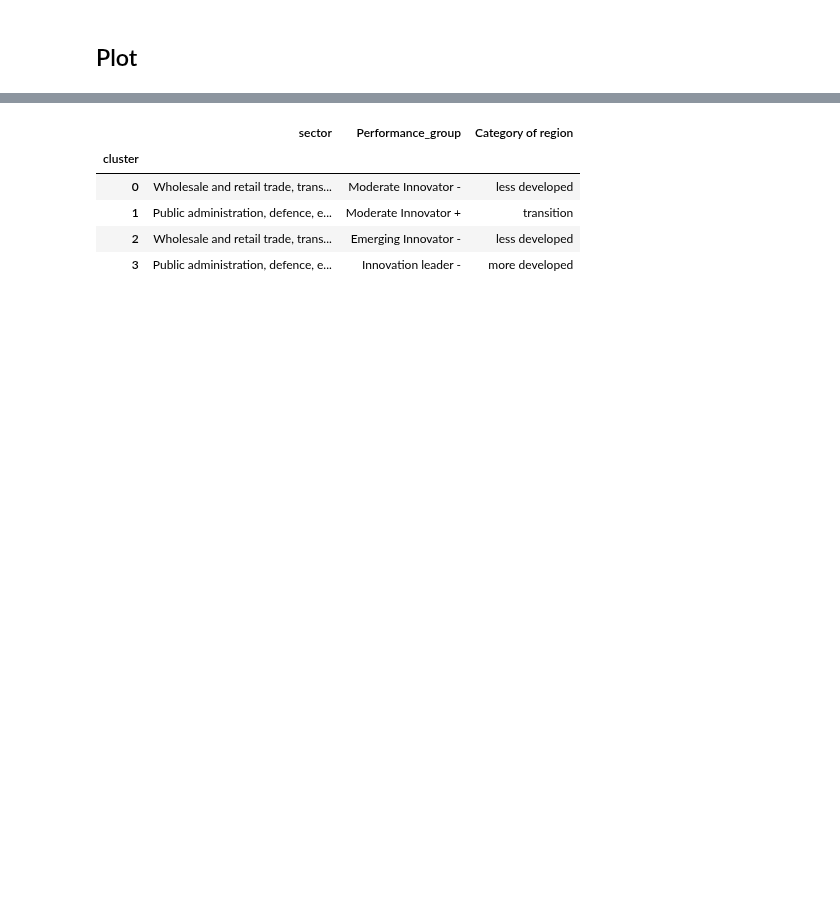
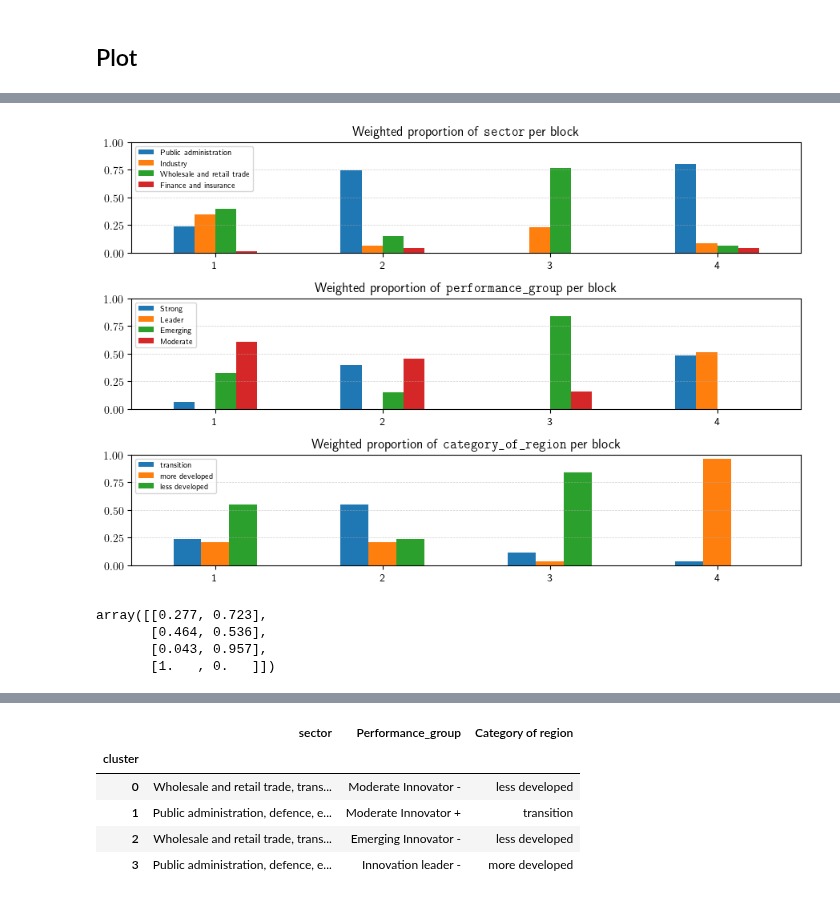
Before and after one commit to DCangemi/SBM-with-mixed-attributes, a Jupyter notebook: EU regions/Eu_regions.ipynb, the cells around one changed output, grey strips where cells are left out. Saved outputs shown, nothing was run; the diff lists cells and outputs as text; code cells hidden in the pictures; blank space fills up the shorter version.

```diff
--- a/EU regions/Eu_regions.ipynb
+++ b/EU regions/Eu_regions.ipynb
@@ -380,0 +431,2 @@ dtemp.groupby('cluster',as_index=False)[['qualityp', 'impartialityp','corruption
+# %%
+U = Rs[4]['r']
@@ -380,0 +461,49 @@ dtemp.groupby('cluster',as_index=False)[['qualityp', 'impartialityp','corruption
+# %%
+fuzzy_profiles_categ = {}
+
+categ_vars = ['sector', 'Performance_group_short', 'Category of region']
+
+for categ_var in categ_vars:
+    categs = df[categ_var].unique()
+
+    dj = pd.DataFrame(columns=categs)
+
+    for categ in categs:
+        for i in range(4):
+            y = df[categ_var].apply(lambda x: 1 if x==categ else 0)
+            dj.loc[i,categ] = round((y @ U[:,i])/(U[:,i].sum()), 4)
+    fuzzy_profiles_categ[categ_var] = dj
+# %%
+d = {'Public administration, defence, education, human health and social work activities [O-Q]':'Public administration',
+     'Industry (except construction) [B-E]':'Industry',
+     'Wholesale and retail trade, transport, accommodation and food service activities [G-I]':'Wholesale and retail trade',
+     'Financial and insurance activities [K]': 'Finance and insurance'}
+fuzzy_profiles_categ['sector'].rename(columns=d, inplace=True)
+# %%
+plt.rcParams['text.usetex'] = True
+#ax.set_title(rf"Weighted proportion of \textbf{{\texttt{{{variable}}}}} per block")
+
+titles = ['sector','performance_group','category_of_region']
+
+fig, axes = plt.subplots(3,1,figsize=(9,6))
+
+for i, cat in enumerate(categ_vars):
+    ax = axes.flatten()[i]
+    fuzzy_profiles_categ[cat].plot.bar(ax=ax)
+    ax.set_title(rf"Weighted proportion of \textbf{{\texttt{{{titles[i]}}}}} per block")
+    ax.legend(fontsize='x-small',loc='upper left')
+    ax.set_ylim([0,1])
+    ax.set_xticklabels(['1','2','3','4'],rotation=0)
+    ax.grid(axis='y',linestyle='--',alpha=0.6,linewidth=0.5)
+plt.tight_layout()
+#plt.savefig('fuzzy_profiling_categ2.png')
+plt.show()
+# %% [output]
+[figure, added]
+# %%
+Rs[4]['phi_list'][2].round(3)
+# %% [output]
+array([[0.277, 0.723],
+       [0.464, 0.536],
+       [0.043, 0.957],
+       [1.   , 0.   ]])
```
Also changed, not shown: parts of 25 cells of this notebook, 9 other files.
